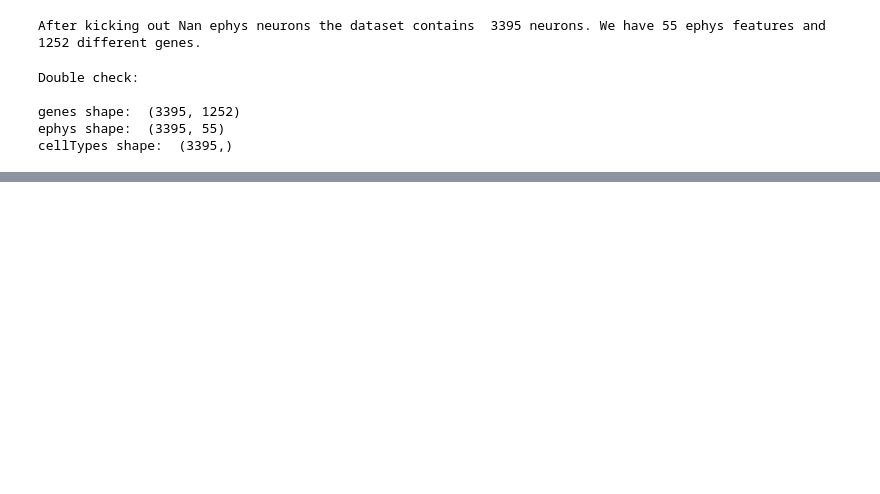
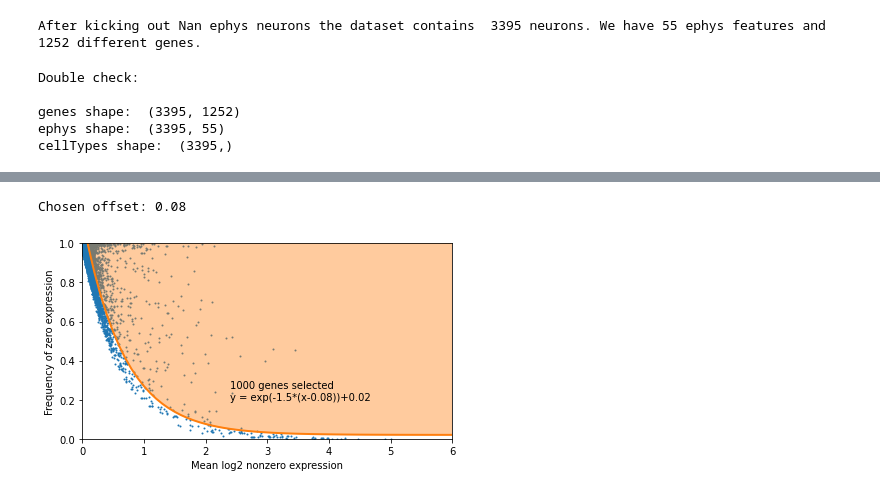
Before and after one commit to berenslab/sBNN, a Jupyter notebook: preprocess.ipynb, the cells around one changed output, grey strips where cells are left out. Drawn from its saved outputs; the diff is of its cells as text; code cells hidden in the pictures; blank space fills up the shorter version.

```diff
--- a/preprocess.ipynb
+++ b/preprocess.ipynb
@@ -348,0 +353,9 @@ cellTypes shape:  (3395,)
+# %%
+meta_data=pd.read_csv('./data/stoeckius_2017/CBMC_clustering.csv')
+meta_data=meta_data.rename({'cell_barcode': 'bar_id'}, axis=1)
+meta_data=meta_data.set_index('bar_id')
+meta_data.fillna('NaN', inplace=True)
+# Kick out cells that received no majour cord blood cell type or are not immune cells (yet)
+keep=(meta_data.loc[:,'type']!='NaN') & (meta_data.loc[:,'type']!='Ery')
+meta_data=meta_data.loc[keep,:]
+meta_data.head()
@@ -348,0 +430,8 @@ cellTypes shape:  (3395,)
+# %%
+rna=pd.read_csv('./data/stoeckius_2017/GSE100866_CBMC_8K_13AB_10X-RNA_umi.csv', skiprows=range(20401,37000))
+rna=rna.rename({'Unnamed: 0': 'bar_id'}, axis=1)
+rna=rna.set_index('bar_id').T
+rna=rna.reindex(meta_data.index)
+rna=rna.drop(['ERCC_ERCC-00104'], axis=1)
+rna.columns=[c[6:] for c in rna.columns]
+rna.head()
@@ -348,0 +447,8 @@ cellTypes shape:  (3395,)
+# %%
+# Selecting 1000 most variable genes
+amount_of_genes = 1000
+selectedGenes = sparseRRR.geneSelection(rna.values.astype(np.float), n=amount_of_genes)
+rna = rna.loc[:,selectedGenes]
+# %% [output]
+Chosen offset: 0.08
+[figure, added]
```
Also changed, not shown: parts of 26 cells of this notebook, 6 other files.
